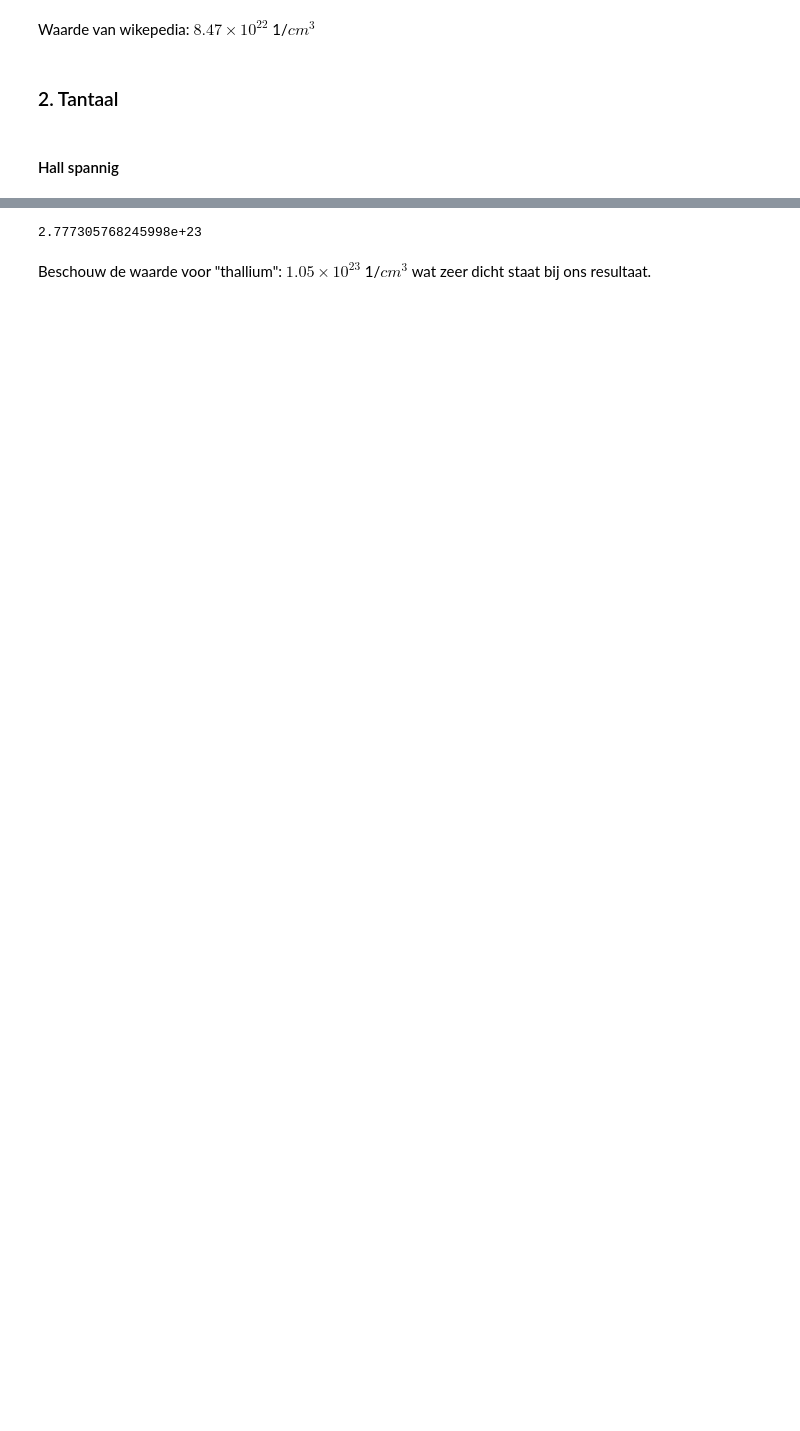
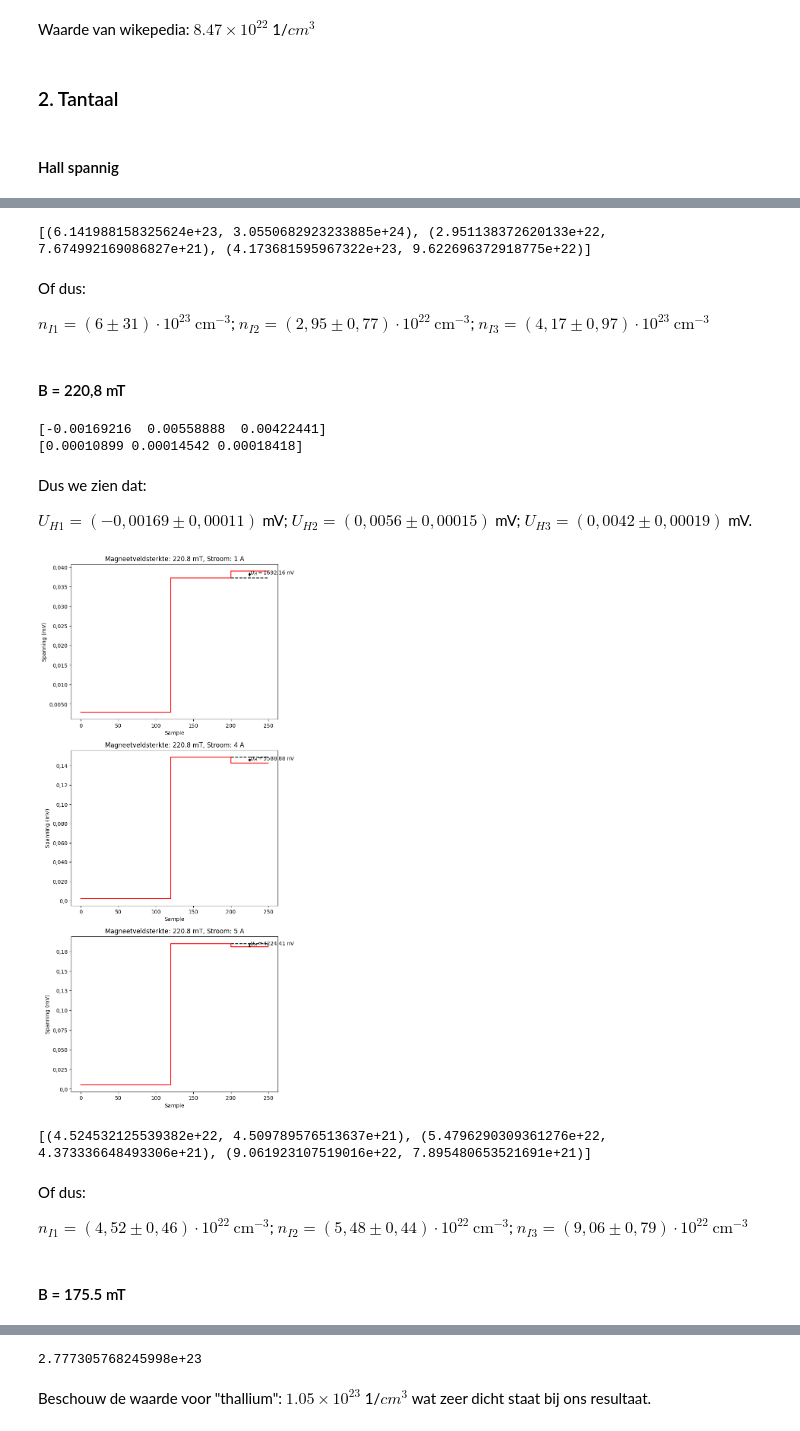
Before and after one commit to rashurko/HallEffect, a Jupyter notebook: vincent_belpaire_analysisfile.ipynb, the cells around one changed output, grey strips where cells are left out. Saved outputs shown, nothing was run; the diff lists cells and outputs as text; code cells hidden in the pictures; blank space fills up the shorter version.

```diff
--- a/vincent_belpaire_analysisfile.ipynb
+++ b/vincent_belpaire_analysisfile.ipynb
@@ -503,0 +572,15 @@ for i in range(3):
+# %%
+n1_T = []
+
+for i in range(3):
+    n1_T.append(get_n_with_std([I[i], 0.01], [B*(10**-3), 0.05*(10**-3)], [U_H[i]*(10**-3), U_H_STD[i]*(10**-3)], [b*(10**-2), 0.1*(10**-2)], [h*(10**-3), 0.005*(10**-3)], [l2*(10**-2), 0.1*(10**-2)], e))
+
+print(n1_T)
+# %% [output]
+[(6.141988158325624e+23, 3.0550682923233885e+24), (2.951138372620133e+22, 7.674992169086827e+21), (4.173681595967322e+23, 9.622696372918775e+22)]
+# %% [markdown]
+Of dus:
+
+$n_{I1} = (6 \pm 31) \cdot 10^{23}~\mathrm{cm}^{-3}$; $n_{I2} = (2,95 \pm 0,77) \cdot 10^{22}~\mathrm{cm}^{-3}$; $n_{I3} = (4,17 \pm 0,97) \cdot 10^{23}~\mathrm{cm}^{-3}$
+# %% [markdown]
+#### B = 220,8 mT
@@ -503,0 +634,32 @@ for i in range(3):
+# %%
+print(U_H)
+print(U_H_STD)
+# %% [output]
+[-0.00169216  0.00558888  0.00422441]
+[0.00010899 0.00014542 0.00018418]
+# %% [markdown]
+Dus we zien dat:
+
+$U_{H1} = (-0,00169 \pm 0,00011)$ mV; $U_{H2} = (0,0056 \pm 0,00015)$ mV; $U_{H3} = (0,0042 \pm 0,00019)$ mV.
+# %%
+fig, ax = plt.subplots(nrows=3,ncols=1,figsize=(7,18))
+
+for i in range(3):
+    plot_hall_mean(ax[i], U_1[i], U_2[i], U_3[i], [0,120], [120, 200], [200, 250], B, I[i])
+# %% [output]
+[figure, added]
+# %%
+n2_T = []
+
+for i in range(3):
+    n2_T.append(get_n_with_std([I[i], 0.01], [B*(10**-3), 0.05*(10**-3)], [U_H[i]*(10**-3), U_H_STD[i]*(10**-3)], [b*(10**-2), 0.1*(10**-2)], [h*(10**-3), 0.005*(10**-3)], [l2*(10**-2), 0.1*(10**-2)], e))
+
+print(n2_T)
+# %% [output]
+[(4.524532125539382e+22, 4.509789576513637e+21), (5.4796290309361276e+22, 4.373336648493306e+21), (9.061923107519016e+22, 7.895480653521691e+21)]
+# %% [markdown]
+Of dus:
+
+$n_{I1} = (4,52 \pm 0,46) \cdot 10^{22}~\mathrm{cm}^{-3}$; $n_{I2} = (5,48 \pm 0,44) \cdot 10^{22}~\mathrm{cm}^{-3}$; $n_{I3} = (9,06 \pm 0,79) \cdot 10^{22}~\mathrm{cm}^{-3}$
+# %% [markdown]
+#### B = 175.5 mT
```
Also changed, not shown: parts of 29 cells of this notebook.
